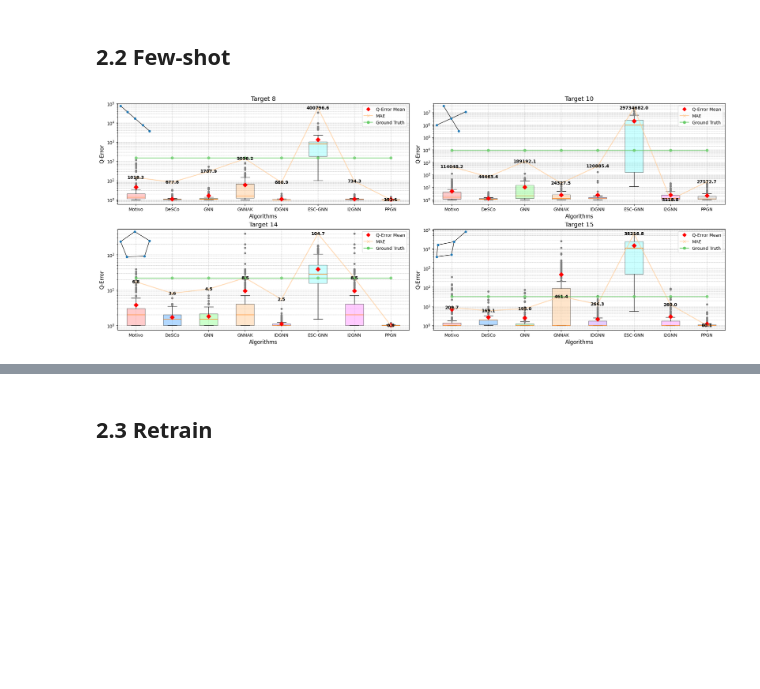
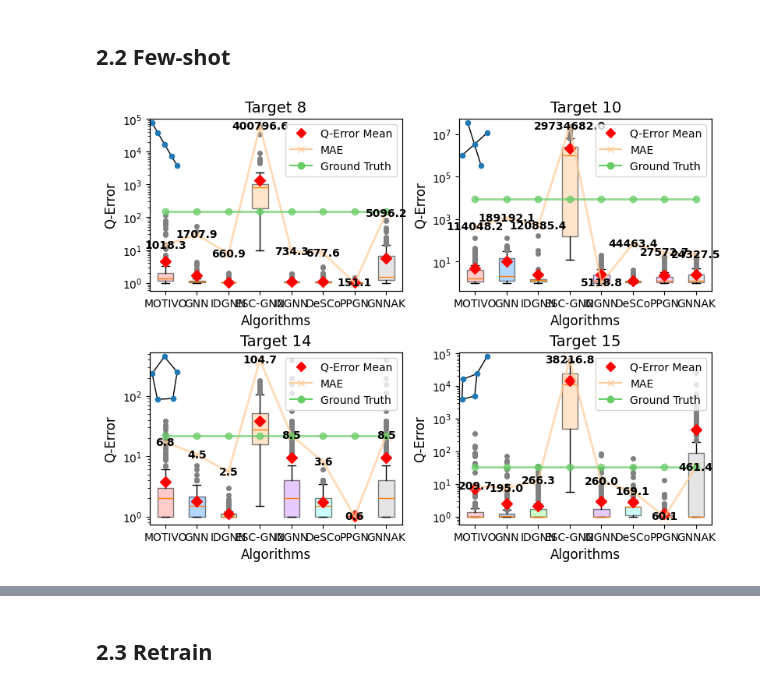
Before and after one commit to zxj0302/MLSC, a Jupyter notebook: painter.ipynb, the cells around one changed output, grey strips where cells are left out. Drawn from its saved outputs; the diff is of its cells as text; code cells hidden in the pictures; blank space fills up the shorter version.

```diff
--- a/painter.ipynb
+++ b/painter.ipynb
@@ -296,7 +302,7 @@ plt.savefig('plots/runtime/training_time.pdf', bbox_inches='tight')
 # %%
 num_nodes = torch.tensor([3] * 2 + [4] * 6 + [5] * 21)
 pattern_index = [6, 7, 14, 13, 16, 15, 17, 18, 31, 30, 29, 35, 36, 34, 38, 37, 40, 42, 41, 44, 43, 46, 45, 47, 48, 49, 50, 51, 52]
-algs = ['Motivo', 'DeSCo', 'GNN', 'GNNAK', 'IDGNN', 'ESC-GNN', 'I2GNN', 'PPGN']
+algs = ['MOTIVO', 'GNN', 'IDGNN', 'ESC-GNN', 'I2GNN', 'DeSCo', 'PPGN', 'GNNAK']
 color_palette = {
     'Motivo': '#FF9999',
     'DeSCo': '#66B2FF',
@@ -309,7 +315,7 @@ color_palette = {
 }
 
 dataset_name = 'Set_1'
-dataset = torch.load(os.path.join('input', dataset_name, 'dataset.pt'))['test']
+dataset = torch.load(os.path.join('input', dataset_name, 'dataset.pt'), weights_only=False)['test']
 gt = torch.cat([torch.sum(g.gt_induced_le5[:, 1:], 0).reshape(1, -1) for g in dataset])
 gt = torch.abs(gt) // num_nodes
 
@@ -320,7 +326,7 @@ def get_graph_prediction(dataset_name, alg, target):
         file_path = f'output/{dataset_name}/DeSCo/pretrained/prediction_graph_ordered.csv'
         df = pd.read_csv(file_path, header=0, index_col=0)
         return df.iloc[:, target].values
-    elif alg == 'Motivo':
+    elif alg == 'MOTIVO':
         file_path = f'output/{dataset_name}/MOTIVO/prediction.csv'
         df = pd.read_csv(file_path, header=0, index_col=0)
         return df.iloc[:, target].values
@@ -431,7 +594,7 @@ plt.show()
 # %%
 num_nodes = torch.tensor([3] * 2 + [4] * 6 + [5] * 21)
 pattern_index = [6, 7, 14, 13, 16, 15, 17, 18, 31, 30, 29, 35, 36, 34, 38, 37, 40, 42, 41, 44, 43, 46, 45, 47, 48, 49, 50, 51, 52]
-algs = ['Motivo', 'DeSCo', 'GNN', 'GNNAK', 'IDGNN', 'ESC-GNN', 'I2GNN', 'PPGN']
+algs = ['MOTIVO', 'GNN', 'IDGNN', 'ESC-GNN', 'I2GNN', 'DeSCo', 'PPGN', 'GNNAK']
 color_palette = {
     'Motivo': '#FF9999',
     'DeSCo': '#66B2FF',
@@ -442,7 +605,16 @@ color_palette = {
     'I2GNN': '#FF99FF',
     'PPGN': '#CCCCCC'
 }
-
+# color_palette = {
+#     'MOTIVO': '#8DD3C7',
+#     'DeSCo': '#FFFFB3',
+#     'GNN': '#BEBADA',
+#     'GNNAK': '#FB8072',
+#     'IDGNN': '#80B1D3',
+#     'ESC-GNN': '#FDB462',
+#     'I2GNN': '#B3B333',
+#     'PPGN': '#D9D9D9'
+# }
 dataset_name = 'Set_1'
 dataset = torch.load(os.path.join('input', dataset_name, 'dataset.pt'), weights_only=False)['test']
 gt = torch.cat([torch.sum(g.gt_induced_le5[:, 1:], 0).reshape(1, -1) for g in dataset])
@@ -455,7 +627,7 @@ def get_graph_prediction(dataset_name, alg, target):
         file_path = f'output/{dataset_name}/DeSCo/finetuned/prediction_graph_ordered.csv'
         df = pd.read_csv(file_path, header=0, index_col=0)
         return df.iloc[:, target].values
-    elif alg == 'Motivo':
+    elif alg == 'MOTIVO':
         file_path = f'output/{dataset_name}/MOTIVO/prediction.csv'
         df = pd.read_csv(file_path, header=0, index_col=0)
         return df.iloc[:, target].values
@@ -472,7 +644,7 @@ flier_props = dict(marker='o',
                    markeredgecolor='gray')
 
 # Create subplots with constrained layout
-fig, axes = plt.subplots(2, 2, figsize=(20, 8), constrained_layout=True)
+fig, axes = plt.subplots(2, 2, figsize=(8, 6), constrained_layout=True)
 axes = axes.flatten()
 
 for i, (target, ax) in enumerate(zip(selected_targets, axes)):
@@ -511,7 +683,8 @@ for i, (target, ax) in enumerate(zip(selected_targets, axes)):
                               marker='D', s=50, zorder=3, label='Q-Error Mean')
 
     ax.set_yscale('log')
-    ax.grid(True, which='both', linestyle='--', linewidth=0.5)
+    # ax.grid(True, which='both', linestyle='--', linewidth=0.5)
+    ax.grid(False)
 
     # Twin axes for MAE and Ground Truth
     ax2 = ax.twinx()
@@ -533,31 +706,31 @@ for i, (target, ax) in enumerate(zip(selected_targets, axes)):
     ax_pattern = ax.inset_axes([0.0, 0.7, 0.12, 0.3])
     pattern = nx.graph_atlas(pattern_index[target])
     nx.draw(pattern, nx.spring_layout(pattern, seed=0), ax=ax_pattern, node_size=20, with_labels=False)
     ax_pattern.axis('off')
 
     # Set titles and labels
     ax.set_title(f'Target {target}', fontsize=14)
     ax.set_xlabel('Algorithms', fontsize=12)
     ax.set_ylabel('Q-Error', fontsize=12)
     ax2.set_ylabel('MAE / Ground Truth', fontsize=12)
 
     # Add legend
     handles = [
         plt.Line2D([], [], color='red', marker='D', linestyle='None', label='Q-Error Mean'),
         plt.Line2D([], [], color='#FFCC99', marker='x', linestyle='-', label='MAE'),
         plt.Line2D([], [], color='#66CC66', marker='o', linestyle='-', label='Ground Truth')
     ]
     ax2.legend(handles=handles, loc='upper right')
 
     # Set x-ticks
     ax.set_xticks(range(len(algs)))
     ax.set_xticklabels(algs, fontsize=10)
     ax2.yaxis.set_visible(False)
 
 # Display the plot
 # save the plot
 
 plt.savefig('plots/accuracy/few-shot-finetune.pdf')
 plt.show()
 # %% [output]
-[figure, old version]
+[figure, new version]
```
Also changed, not shown: parts of 28 cells of this notebook, 5 other files.
